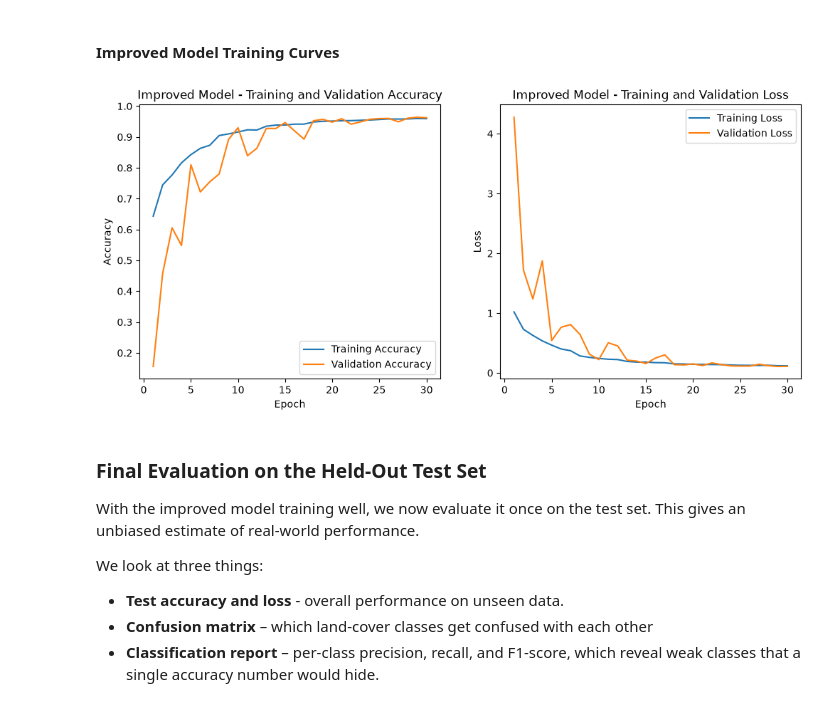
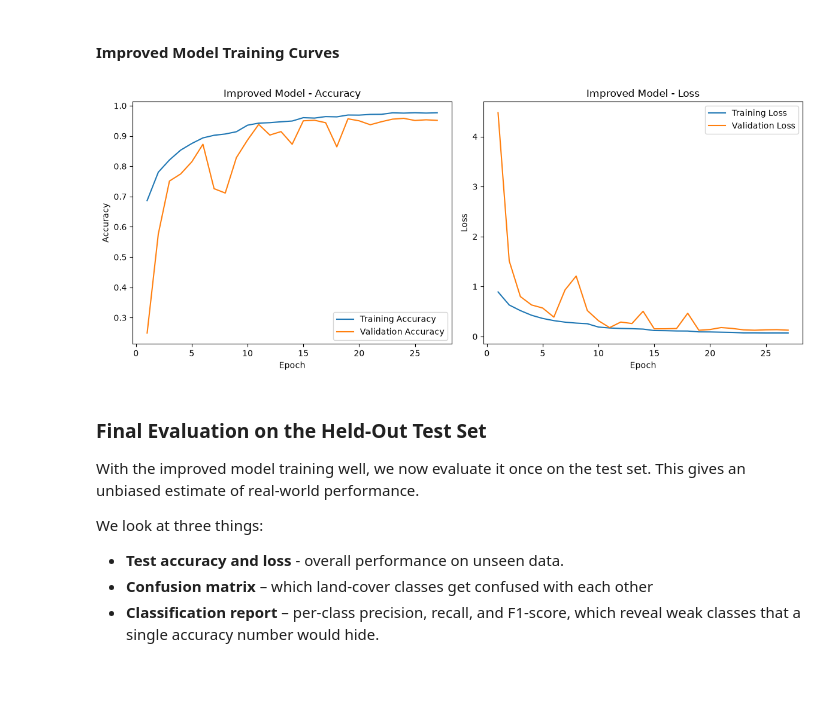
Before and after one commit to Yilalu/cnn_satellite_image_classification, a Jupyter notebook: cnn_satellite_image_classification.ipynb, the cells around one changed output. Drawn from its saved outputs; the diff is of its cells as text; code cells hidden in the pictures; blank space fills up the shorter version.

```diff
--- a/cnn_satellite_image_classification.ipynb
+++ b/cnn_satellite_image_classification.ipynb
@@ -415,12 +551,19 @@ The baseline model struggled to learn: validation accuracy stalled around 50% an
+# %%
+data_augmentation_v2  = tf.keras.Sequential([
+    tf.keras.layers.RandomFlip("horizontal"), # Flip images horizontally with 50% probability
+    tf.keras.layers.RandomRotation(0.1),     # Rotate images by up to 10% of a full rotation
+    tf.keras.layers.RandomZoom(0.1),         # Zoom into images by up to 10%
+    tf.keras.layers.RandomContrast(0.1)      # Randomly adjust the contrast of the images by up to 10%
+])
 # %%
 image_model_v2 = tf.keras.Sequential([
     # Input layer with the shape of the images
-    tf.keras.layers.Input(shape=(128, 128, 3)),
+    tf.keras.layers.Input(shape=INPUT_SHAPE),  # Input layer with the shape of the images
 
     # Normalization layer to scale pixel values to [0, 1]
     normalization_layer,
     # Data augmentation layer to apply random transformations to the images during training
-    data_augmentation,
+    data_augmentation_v2,
 
     # First Convolutional block: Conv -> BatchNorm -> MaxPooling
     # BatchNormalization stabilizes training
@@ -438,14 +581,18 @@ image_model_v2 = tf.keras.Sequential([
     tf.keras.layers.BatchNormalization(),
     tf.keras.layers.MaxPooling2D((2, 2)),
 
+    # Fourth Convolutional block
+    tf.keras.layers.Conv2D(256, (3, 3), activation='relu', padding='same'),
+    tf.keras.layers.BatchNormalization(),
+
     # GlobalAveragePooling replaces Flatten: it collapses each feature map to a single
     # value, cutting millions of dense-layer parameters and reducing overfitting
     tf.keras.layers.GlobalAveragePooling2D(),
 
-    # Dense layer with 128 units and ReLU activation
-    tf.keras.layers.Dense(128, activation='relu'),
+    # Dense layer with 256 units and ReLU activation
+    tf.keras.layers.Dense(256, activation='relu'),
     # Dropout layer to further reduce overfitting
-    tf.keras.layers.Dropout(0.3),
+    tf.keras.layers.Dropout(0.5),
 
     # Output layer with NUM_CLASSES units and softmax activation for multi-class classification
     tf.keras.layers.Dense(NUM_CLASSES, activation='softmax')
@@ -490,7 +637,7 @@ EPOCHS = 30
 # Stop training when validation loss stops improving, and roll back to the best weights seen
 early_stopping = tf.keras.callbacks.EarlyStopping(
     monitor="val_loss",
-    patience=5,
+    patience=8,
     restore_best_weights=True
 )
 
@@ -498,7 +645,7 @@ early_stopping = tf.keras.callbacks.EarlyStopping(
 reduce_lr = tf.keras.callbacks.ReduceLROnPlateau(
     monitor="val_loss",
     factor=0.5, # Halve the learning rate each time it triggers
-    patience=2, # Wait 2 epochs with no improvement before reducing
+    patience=3, # Wait 3 epochs with no improvement before reducing
     min_lr=1e-6
 )
 
@@ -530,36 +678,10 @@ Epoch 30/30
 # %% [markdown]
 #### Improved Model Training Curves
-# %%
-# Pull the metrics for the improved model
-acc = history_v2.history['accuracy']
-val_acc = history_v2.history['val_accuracy']
-loss = history_v2.history['loss']
-val_loss = history_v2.history['val_loss']
-epochs_range = range(1, len(acc) + 1)
-
-plt.figure(figsize=(12, 5))
-
-# Accuracy curve
-plt.subplot(1, 2, 1)
-plt.plot(epochs_range, acc, label='Training Accuracy')
-plt.plot(epochs_range, val_acc, label='Validation Accuracy')
-plt.legend(loc='lower right')
-plt.title('Improved Model - Training and Validation Accuracy')
-plt.xlabel('Epoch')
-plt.ylabel('Accuracy')
-
-# Loss curve
-plt.subplot(1, 2, 2)
-plt.plot(epochs_range, loss, label='Training Loss')
-plt.plot(epochs_range, val_loss, label='Validation Loss')
-plt.legend(loc='upper right')
-plt.title('Improved Model - Training and Validation Loss')
-plt.xlabel('Epoch')
-plt.ylabel('Loss')
-
-plt.show()
-# %% [output]
-[figure, removed]
+# %%
+# Plot training vs. validation accuracy/loss curves for the improved model
+plot_training_curves(history_v2, title_prefix="Improved Model - ")
+# %% [output]
+[figure, added]
 # %% [markdown]
 ### Final Evaluation on the Held-Out Test Set
 
```
Also changed, not shown: parts of 28 cells of this notebook, 4 other files.
